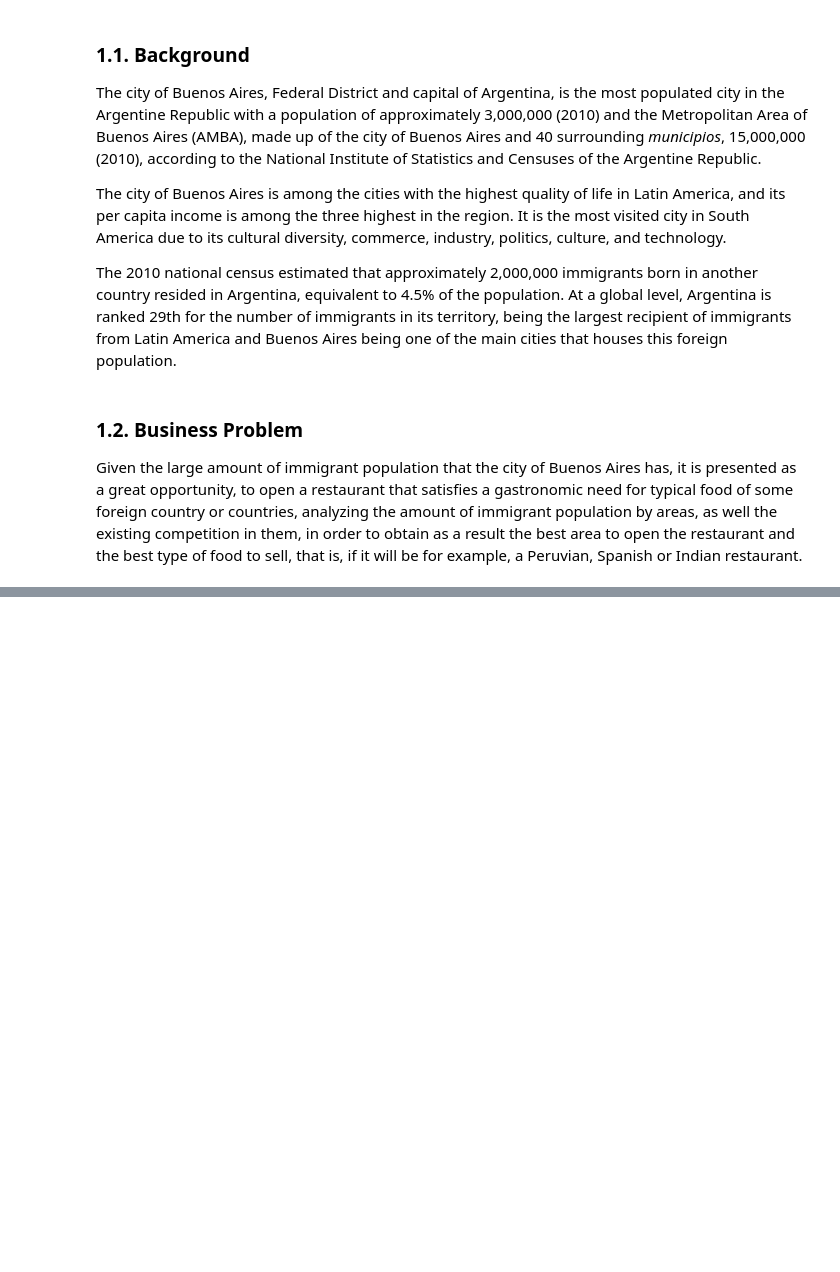
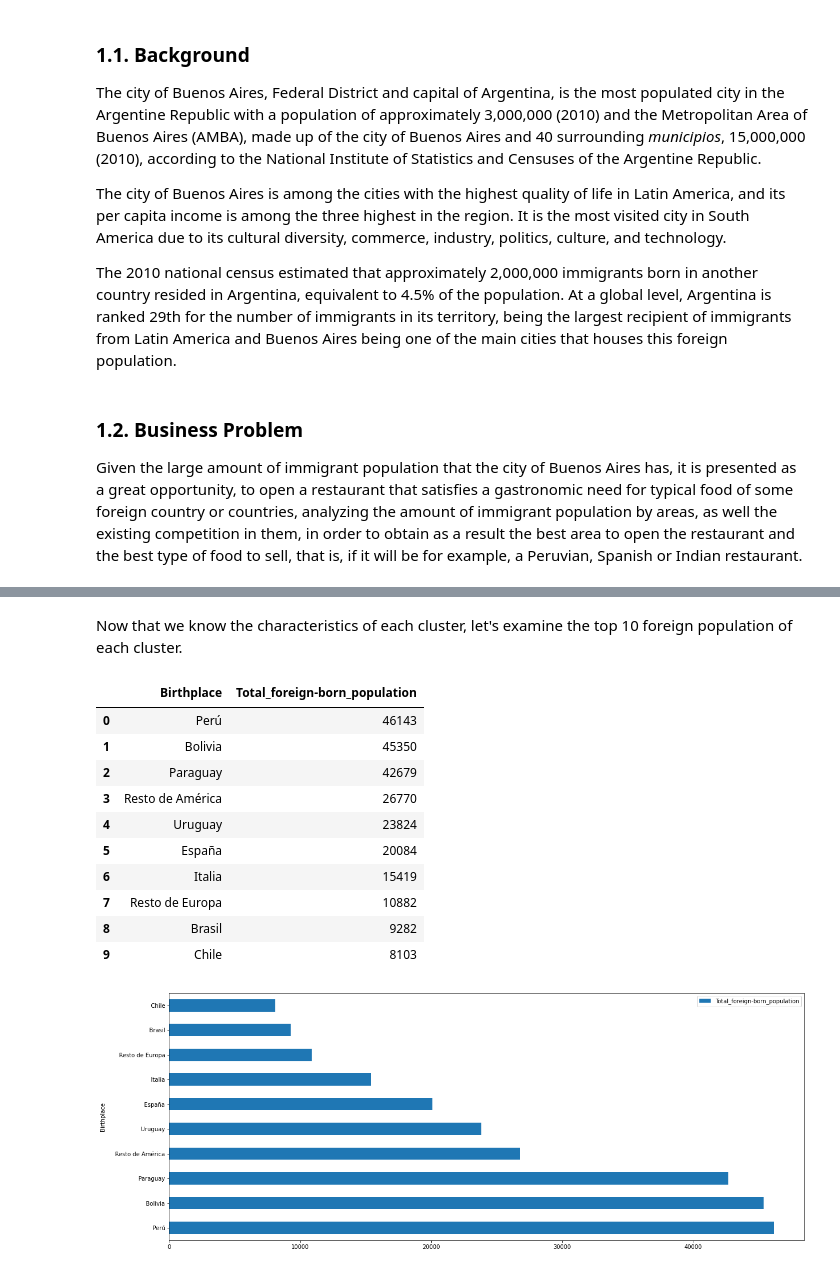
Before and after one commit to fernandez-julian/Coursera_Capstone, a Jupyter notebook: capstone_project.ipynb, the cells around one changed output, grey strips where cells are left out. Cells and saved outputs as stored; diff of their text form; code cells hidden in the pictures; blank space fills up the shorter version.

```diff
--- a/capstone_project.ipynb
+++ b/capstone_project.ipynb
@@ -51,0 +502,11 @@ import matplotlib.pyplot as plt
+# %%
+commune_13_foreign = pd.read_excel('https://www.indec.gob.ar/ftp/censos/2010/CuadrosDefinitivos/P6-D_2_13.xls',
+header=None,
+skiprows=9,
+skipfooter=6,
+usecols=[0, 1],
+names=["Birthplace", "Total_foreign-born_population"])
+commune_13_foreign = commune_13_foreign.drop([0, 1, 7, 10, 16])
+commune_13_foreign = commune_13_foreign.sort_values(by=['Total_foreign-born_population'], ascending=False).reset_index(drop=True)
+
+commune_13_foreign
@@ -51,0 +531,11 @@ import matplotlib.pyplot as plt
+# %%
+commune_14_foreign = pd.read_excel('https://www.indec.gob.ar/ftp/censos/2010/CuadrosDefinitivos/P6-D_2_14.xls',
+header=None,
+skiprows=9,
+skipfooter=6,
+usecols=[0, 1],
+names=["Birthplace", "Total_foreign-born_population"])
+commune_14_foreign = commune_14_foreign.drop([0, 1, 7, 10, 16])
+commune_14_foreign = commune_14_foreign.sort_values(by=['Total_foreign-born_population'], ascending=False).reset_index(drop=True)
+
+commune_14_foreign
@@ -51,0 +560,11 @@ import matplotlib.pyplot as plt
+# %%
+commune_15_foreign = pd.read_excel('https://www.indec.gob.ar/ftp/censos/2010/CuadrosDefinitivos/P6-D_2_15.xls',
+header=None,
+skiprows=9,
+skipfooter=7,
+usecols=[0, 1],
+names=["Birthplace", "Total_foreign-born_population"])
+commune_15_foreign = commune_15_foreign.drop([0, 1, 7, 10, 16])
+commune_15_foreign = commune_15_foreign.sort_values(by=['Total_foreign-born_population'], ascending=False).reset_index(drop=True)
+
+commune_15_foreign
@@ -51,0 +984,24 @@ import matplotlib.pyplot as plt
+# %% [markdown]
+Now that we know the characteristics of each cluster, let's examine the top 10 foreign population of each cluster.
+# %%
+# Getting top 10 foreign population of cluster 0
+
+cluster_0_foreign_born = pd.concat([commune_1_foreign, commune_2_foreign, commune_3_foreign, commune_5_foreign, commune_6_foreign, commune_7_foreign, commune_9_foreign,
+                                    commune_11_foreign, commune_13_foreign, commune_14_foreign, commune_15_foreign]).groupby('Birthplace').sum().reset_index()
+cluster_0_foreign_born = cluster_0_foreign_born.sort_values(by=['Total_foreign-born_population'], ascending=False).reset_index(drop=True)
+
+cluster_0_foreign_born.head(10).plot(kind='barh', x='Birthplace', y='Total_foreign-born_population', figsize=(20,8),width = 0.5)
+cluster_0_foreign_born.head(10)
+# %% [output]
+|  | Birthplace | Total_foreign-born_population |
+| 0 | Perú | 46143 |
+| 1 | Bolivia | 45350 |
+| 2 | Paraguay | 42679 |
+| 3 | Resto de América | 26770 |
+| 4 | Uruguay | 23824 |
+| 5 | España | 20084 |
+| 6 | Italia | 15419 |
+| 7 | Resto de Europa | 10882 |
+| 8 | Brasil | 9282 |
+| 9 | Chile | 8103 |
+[figure, added]
```
Also changed, not shown: parts of 79 cells of this notebook, 2 other files.
